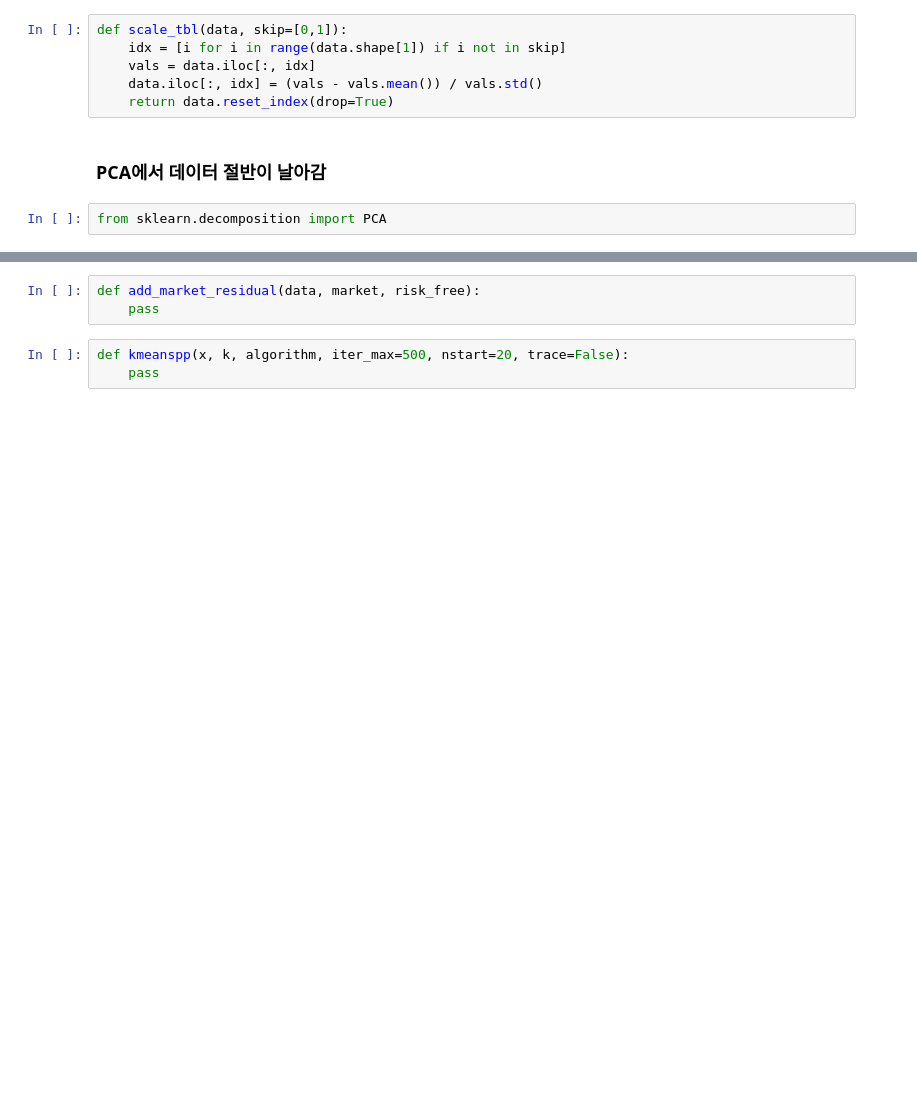
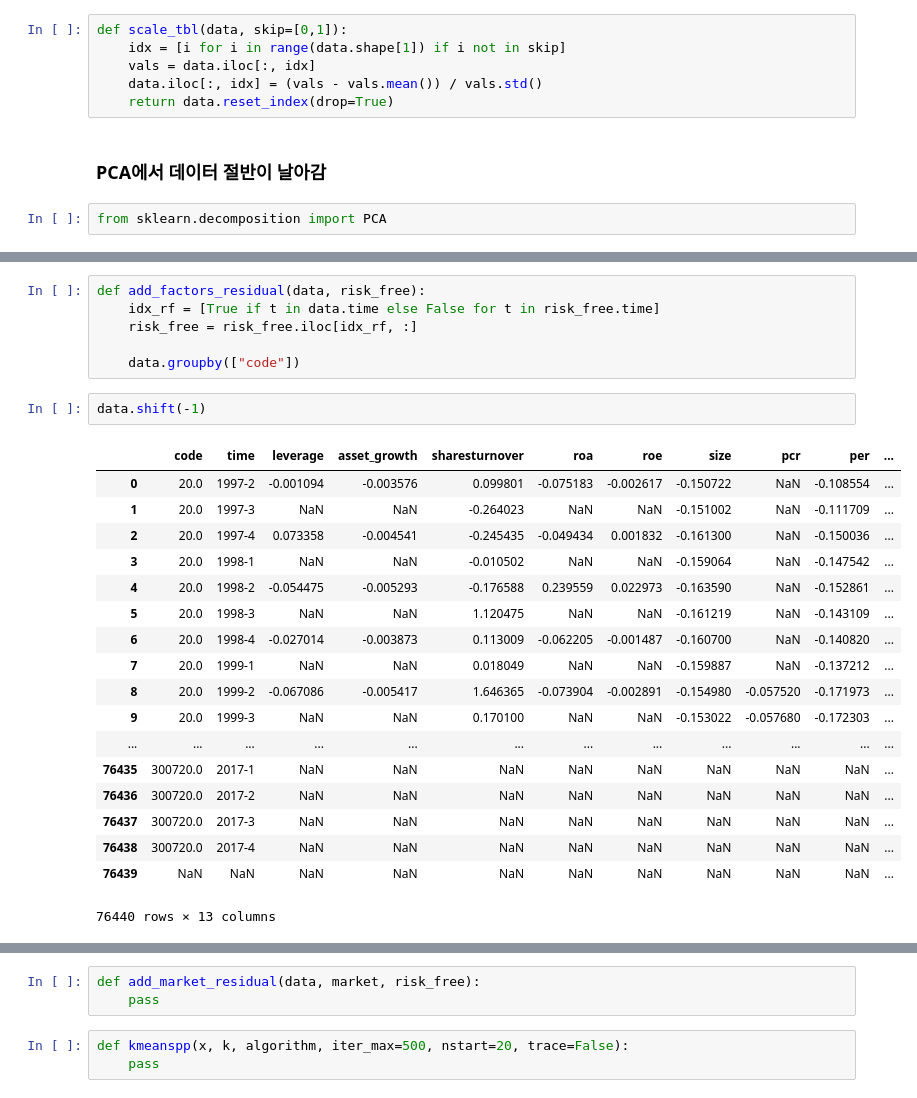
Before and after one commit to naturale0/clustering-based-stock-portfolio, a Jupyter notebook: python_port.ipynb, the cells around one changed output, grey strips where cells are left out. Saved outputs shown, nothing was run; the diff lists cells and outputs as text; blank space fills up the shorter version.

```diff
--- a/python_port.ipynb
+++ b/python_port.ipynb
@@ -283,0 +284,27 @@ def add_factors_residual(data, risk_free):
+# %%
+def add_factors_residual(data, risk_free):
+    idx_rf = [True if t in data.time else False for t in risk_free.time]
+    risk_free = risk_free.iloc[idx_rf, :]
+
+    data.groupby(["code"])
+# %%
+data.shift(-1)
+# %% [output]
+|  | code | time | leverage | asset_growth | sharesturnover | roa | roe | size | pcr | per | ... |
+| 0 | 20.0 | 1997-2 | -0.001094 | -0.003576 | 0.099801 | -0.075183 | -0.002617 | -0.150722 | NaN | -0.108554 | ... |
+| 1 | 20.0 | 1997-3 | NaN | NaN | -0.264023 | NaN | NaN | -0.151002 | NaN | -0.111709 | ... |
+| 2 | 20.0 | 1997-4 | 0.073358 | -0.004541 | -0.245435 | -0.049434 | 0.001832 | -0.161300 | NaN | -0.150036 | ... |
+| 3 | 20.0 | 1998-1 | NaN | NaN | -0.010502 | NaN | NaN | -0.159064 | NaN | -0.147542 | ... |
+| 4 | 20.0 | 1998-2 | -0.054475 | -0.005293 | -0.176588 | 0.239559 | 0.022973 | -0.163590 | NaN | -0.152861 | ... |
+| 5 | 20.0 | 1998-3 | NaN | NaN | 1.120475 | NaN | NaN | -0.161219 | NaN | -0.143109 | ... |
+| 6 | 20.0 | 1998-4 | -0.027014 | -0.003873 | 0.113009 | -0.062205 | -0.001487 | -0.160700 | NaN | -0.140820 | ... |
+| 7 | 20.0 | 1999-1 | NaN | NaN | 0.018049 | NaN | NaN | -0.159887 | NaN | -0.137212 | ... |
+| 8 | 20.0 | 1999-2 | -0.067086 | -0.005417 | 1.646365 | -0.073904 | -0.002891 | -0.154980 | -0.057520 | -0.171973 | ... |
+| 9 | 20.0 | 1999-3 | NaN | NaN | 0.170100 | NaN | NaN | -0.153022 | -0.057680 | -0.172303 | ... |
+| ... | ... | ... | ... | ... | ... | ... | ... | ... | ... | ... | ... |
+| 76435 | 300720.0 | 2017-1 | NaN | NaN | NaN | NaN | NaN | NaN | NaN | NaN | ... |
+| 76436 | 300720.0 | 2017-2 | NaN | NaN | NaN | NaN | NaN | NaN | NaN | NaN | ... |
+| 76437 | 300720.0 | 2017-3 | NaN | NaN | NaN | NaN | NaN | NaN | NaN | NaN | ... |
+| 76438 | 300720.0 | 2017-4 | NaN | NaN | NaN | NaN | NaN | NaN | NaN | NaN | ... |
+| 76439 | NaN | NaN | NaN | NaN | NaN | NaN | NaN | NaN | NaN | NaN | ... |
+76440 rows × 13 columns
```
Also changed, not shown: parts of 5 cells of this notebook.
